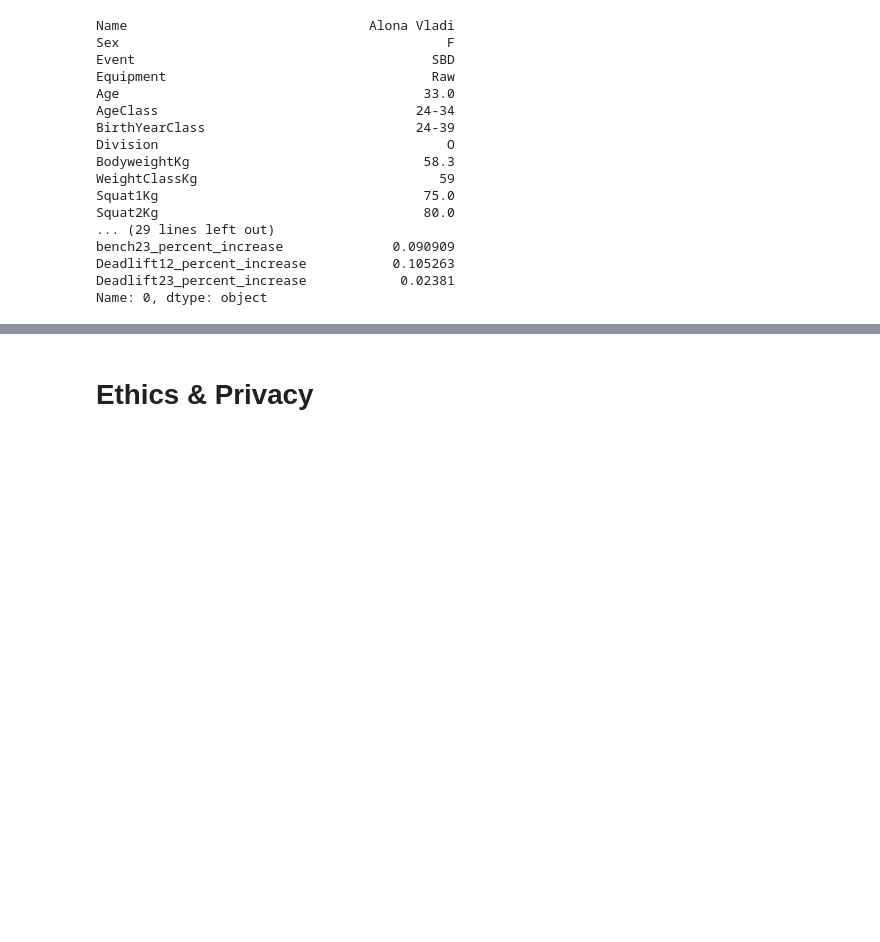
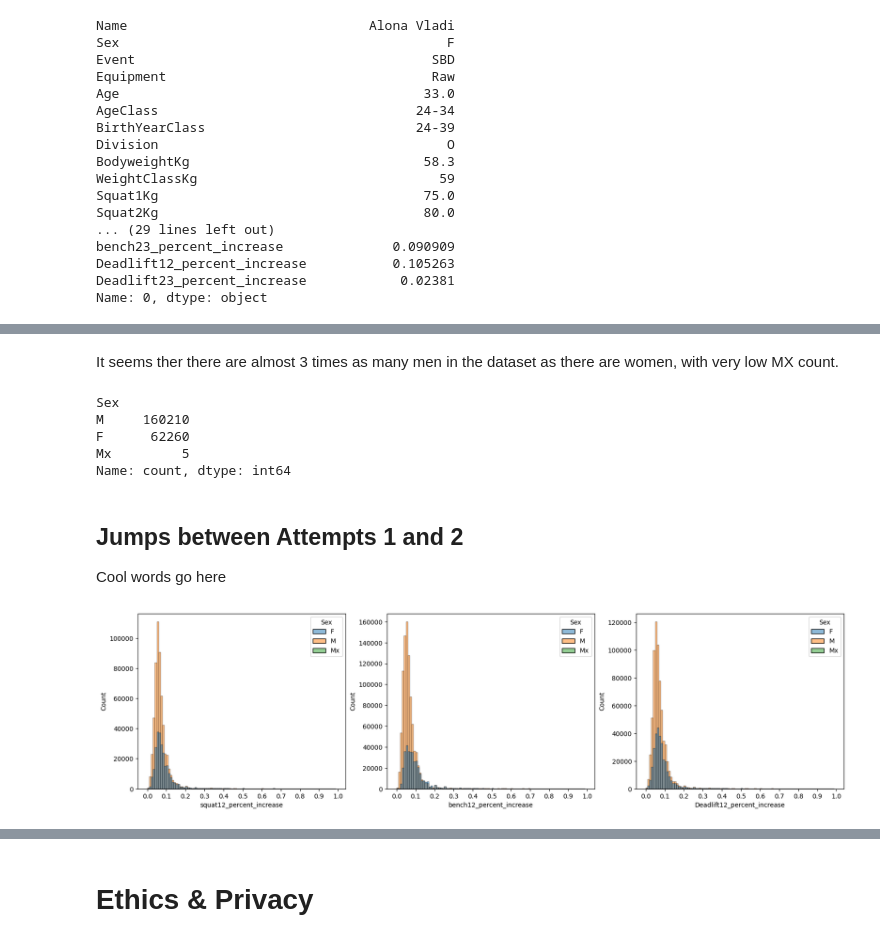
Before and after one commit to COGS108/Group035_WI24, a Jupyter notebook: EDACheckpoint_Group035_WI24.ipynb, the cells around one changed output, grey strips where cells are left out. Cells and saved outputs as stored; diff of their text form; code cells hidden in the pictures; blank space fills up the shorter version.

Commit message:
added some countplots

```diff
--- a/EDACheckpoint_Group035_WI24.ipynb
+++ b/EDACheckpoint_Group035_WI24.ipynb
@@ -193,6 +193,19 @@ df['bench23_percent_increase'] = ((df_absolute_value['Bench3Kg'] - df_absolute_v
 
 df['Deadlift12_percent_increase'] = ((df_absolute_value['Deadlift2Kg'] - df_absolute_value['Deadlift1Kg']) / df_absolute_value['Deadlift1Kg'])
 df['Deadlift23_percent_increase'] = ((df_absolute_value['Deadlift3Kg'] - df_absolute_value['Deadlift2Kg']) / df_absolute_value['Deadlift2Kg'])
+# %%
+def isNoIncrease(weightPercent):
+    if weightPercent == 0:
+        return np.nan
+    else:
+        return weightPercent
+
+df['squat12_percent_increase'] = df['squat12_percent_increase'].apply(isNoIncrease)
+df['squat23_percent_increase'] = df['squat23_percent_increase'].apply(isNoIncrease)
+df['bench12_percent_increase'] = df['bench12_percent_increase'].apply(isNoIncrease)
+df['bench23_percent_increase'] = df['bench23_percent_increase'].apply(isNoIncrease)
+df['Deadlift12_percent_increase'] = df['Deadlift12_percent_increase'].apply(isNoIncrease)
+df['Deadlift23_percent_increase'] = df['Deadlift23_percent_increase'].apply(isNoIncrease)
 # %%
 df.iloc[0]
 # %% [output]
@@ -235,0 +271,39 @@ Some more words and stuff.  Remember notebooks work best if you interleave the c
+# %% [markdown]
+It seems ther there are almost 3 times as many men in the dataset as there are women, with very low MX count.
+# %%
+#Remove duplicate names/sex, get the number of times they've competed, and then count the sexes
+df_times_competed = df_temp.groupby(['Name','Sex']).size().reset_index(name='times_competed')
+df_times_competed['Sex'].value_counts()
+# %% [output]
+Sex
+M     160210
+F      62260
+Mx         5
+Name: count, dtype: int64
+# %% [markdown]
+## Jumps between Attempts 1 and 2
+
+Cool words go here
+# %%
+BINS_INCREASE_RANGE = [n * 0.01 for n in range(100)]
+HIST_TICKS = [n * 0.1 for n in range(11)]
+plt.figure(figsize=(20,5))
+
+xp = 'squat12_percent_increase'
+plt.subplot(1, 3, 1)
+sns.histplot(data=df, x=xp, bins=BINS_INCREASE_RANGE, hue='Sex')
+plt.xticks(ticks=HIST_TICKS)
+
+xp = 'bench12_percent_increase'
+plt.subplot(1, 3, 2)
+sns.histplot(data=df, x=xp, bins=BINS_INCREASE_RANGE, hue='Sex')
+plt.xticks(ticks=HIST_TICKS)
+
+xp = 'Deadlift12_percent_increase'
+plt.subplot(1,3,3)
+sns.histplot(data=df,x=xp, bins=BINS_INCREASE_RANGE, hue='Sex')
+plt.xticks(ticks=HIST_TICKS)
+
+plt.show()
+# %% [output]
+[figure, added]
```
Also changed, not shown: parts of 13 cells of this notebook.
